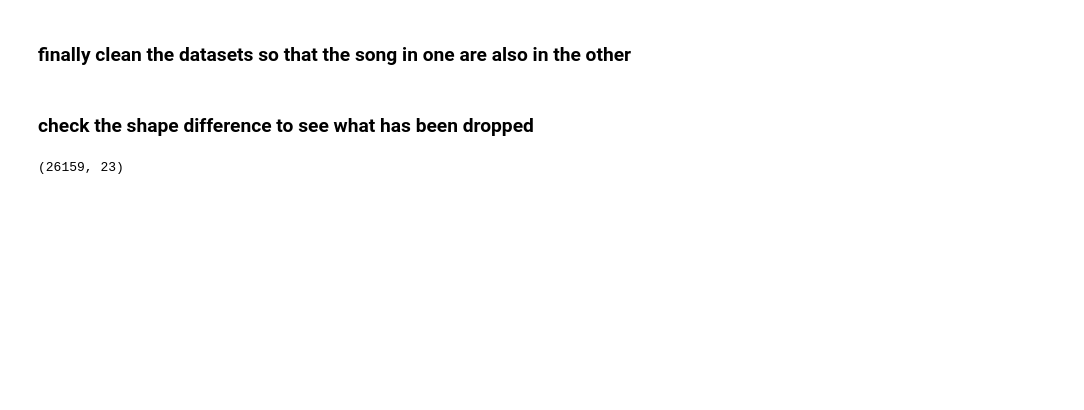
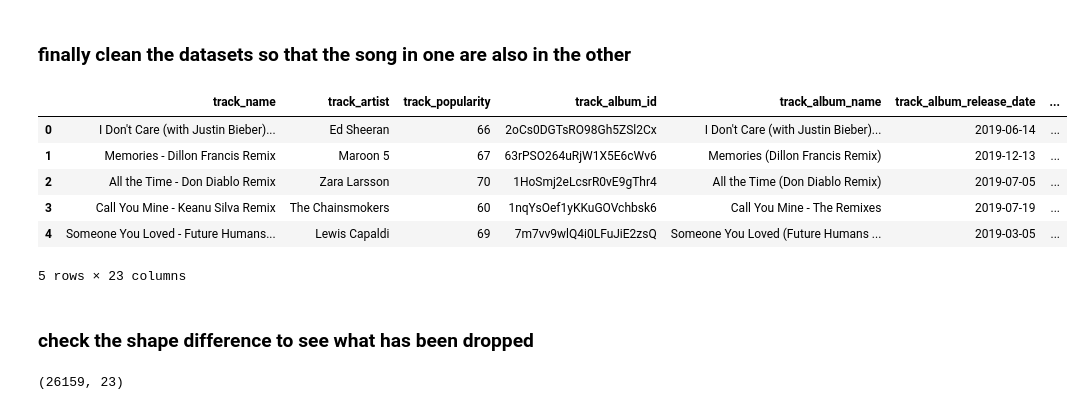
Before and after one commit to lilylogan/cs453_project, a Jupyter notebook: data_preprocessing.ipynb, the cells around one changed output. Cells and saved outputs as stored; diff of their text form; code cells hidden in the pictures; blank space fills up the shorter version.

```diff
--- a/data_preprocessing.ipynb
+++ b/data_preprocessing.ipynb
@@ -139,7 +152,16 @@ Index(['user_id', 'artistname', 'trackname', 'playlistname'], dtype='object')
 ### finally clean the datasets so that the song in one are also in the other
 # %%
 # Standardize column values (lowercase, stripped spaces)
-songs['track_name'] = songs['track_name'].str.lower().str.strip()
-playlists['trackname'] = playlists['trackname'].str.lower().str.strip()
+#songs['track_name'] = songs['track_name'].str.lower().str.strip()
+#playlists['trackname'] = playlists['trackname'].str.lower().str.strip()
+songs.head()
+# %% [output]
+|  | track_name | track_artist | track_popularity | track_album_id | track_album_name | track_album_release_date | ... |
+| 0 | I Don't Care (with Justin Bieber)... | Ed Sheeran | 66 | 2oCs0DGTsRO98Gh5ZSl2Cx | I Don't Care (with Justin Bieber)... | 2019-06-14 | ... |
+| 1 | Memories - Dillon Francis Remix | Maroon 5 | 67 | 63rPSO264uRjW1X5E6cWv6 | Memories (Dillon Francis Remix) | 2019-12-13 | ... |
+| 2 | All the Time - Don Diablo Remix | Zara Larsson | 70 | 1HoSmj2eLcsrR0vE9gThr4 | All the Time (Don Diablo Remix) | 2019-07-05 | ... |
+| 3 | Call You Mine - Keanu Silva Remix | The Chainsmokers | 60 | 1nqYsOef1yKKuGOVchbsk6 | Call You Mine - The Remixes | 2019-07-19 | ... |
+| 4 | Someone You Loved - Future Humans... | Lewis Capaldi | 69 | 7m7vv9wlQ4i0LFuJiE2zsQ | Someone You Loved (Future Humans ... | 2019-03-05 | ... |
+5 rows × 23 columns
 # %%
 # Step 1: Identify the common artists between both tables
```
Also changed, not shown: parts of 14 cells of this notebook.
